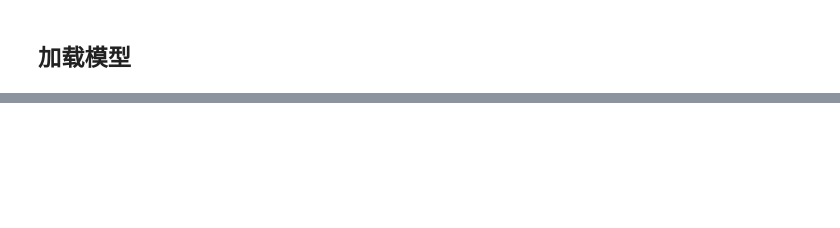
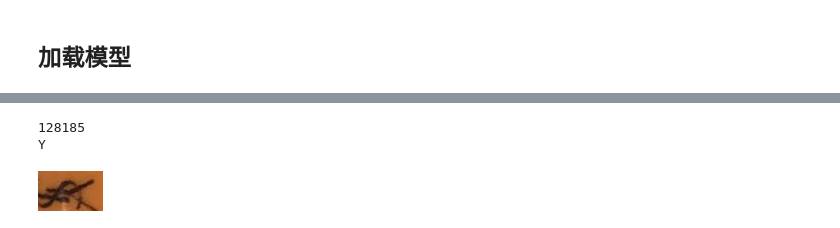
Before and after one commit to DCMMC/chineseocr, a Jupyter notebook: test.ipynb, the cells around one changed output, grey strips where cells are left out. Cells and saved outputs as stored; diff of their text form; code cells hidden in the pictures; blank space fills up the shorter version.

```diff
--- a/test.ipynb
+++ b/test.ipynb
@@ -428,0 +596,21 @@ It take:1.6329455375671387s
+# %%
+import h5py
+from PIL import Image
+
+with h5py.File('/data/xiaowentao/chineseocr/dataset/ICPR_2018_MTWI_STR.hdf5', 'r') as f:
+    print(len(f['.']))
+    img = Image.fromarray(f['75825/img'][...]).convert('RGB')
+    print(f['75825/txt'][...])
+img_all = Image.open(os.path.join('/amax/data/xiaowentao/Downloads/4506010211_Uy7k83z8Lk/dataset',
+                              'ICPR 2018 MTWI网络图片文本检测数据集', 'image_9000',
+                              'T10o9DFaRXXXXXXXXX_!!0-item_pic.jpg.jpg'))
+txt = open(os.path.join('/amax/data/xiaowentao/Downloads/4506010211_Uy7k83z8Lk/dataset',
+                              'ICPR 2018 MTWI网络图片文本检测数据集', 'txt_9000',
+                              'T10o9DFaRXXXXXXXXX_!!0-item_pic.jpg.txt')).readlines()
+img
+# print(txt)
+# plot_rboxes(np.array(img_all), [[float(i) for i in t.split(',')[:-1]] for t in txt])
+# %% [output]
+128185
+Y
+[figure, added]
```
Also changed, not shown: parts of 11 cells of this notebook, 2 other files.
